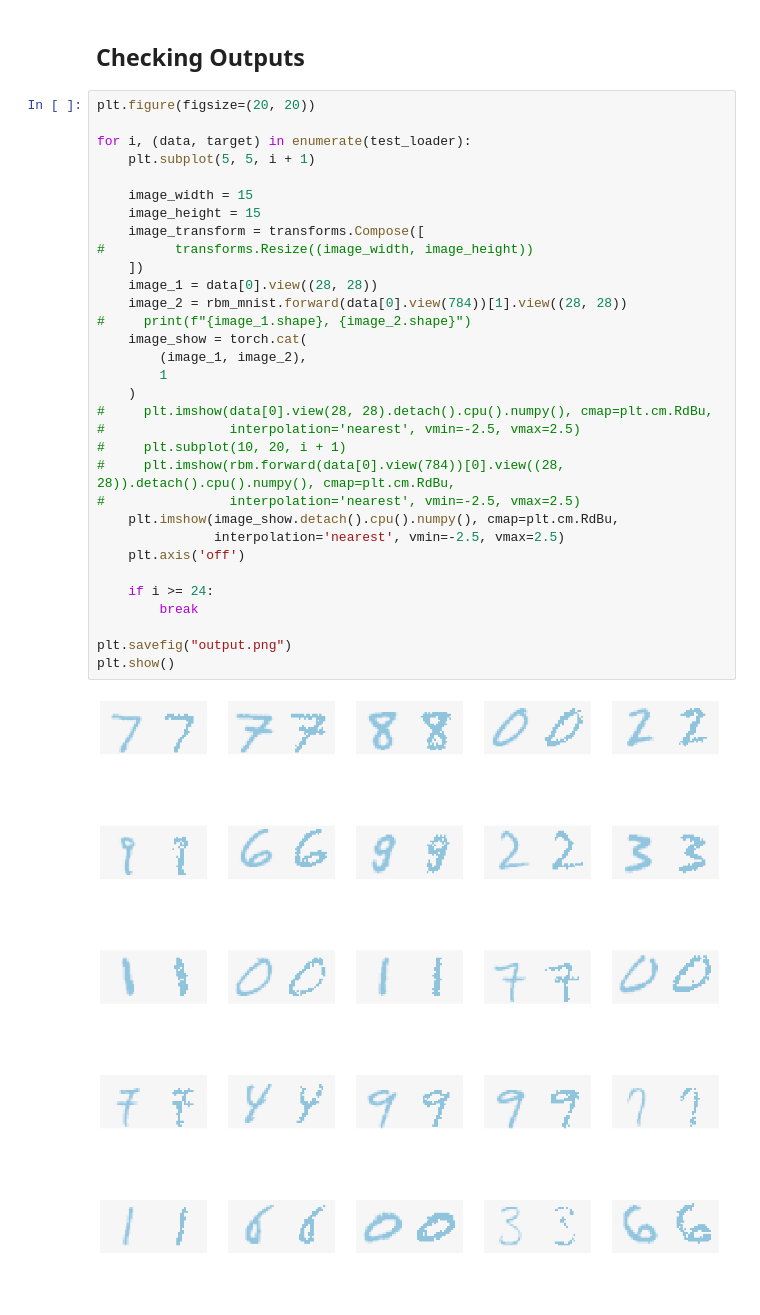
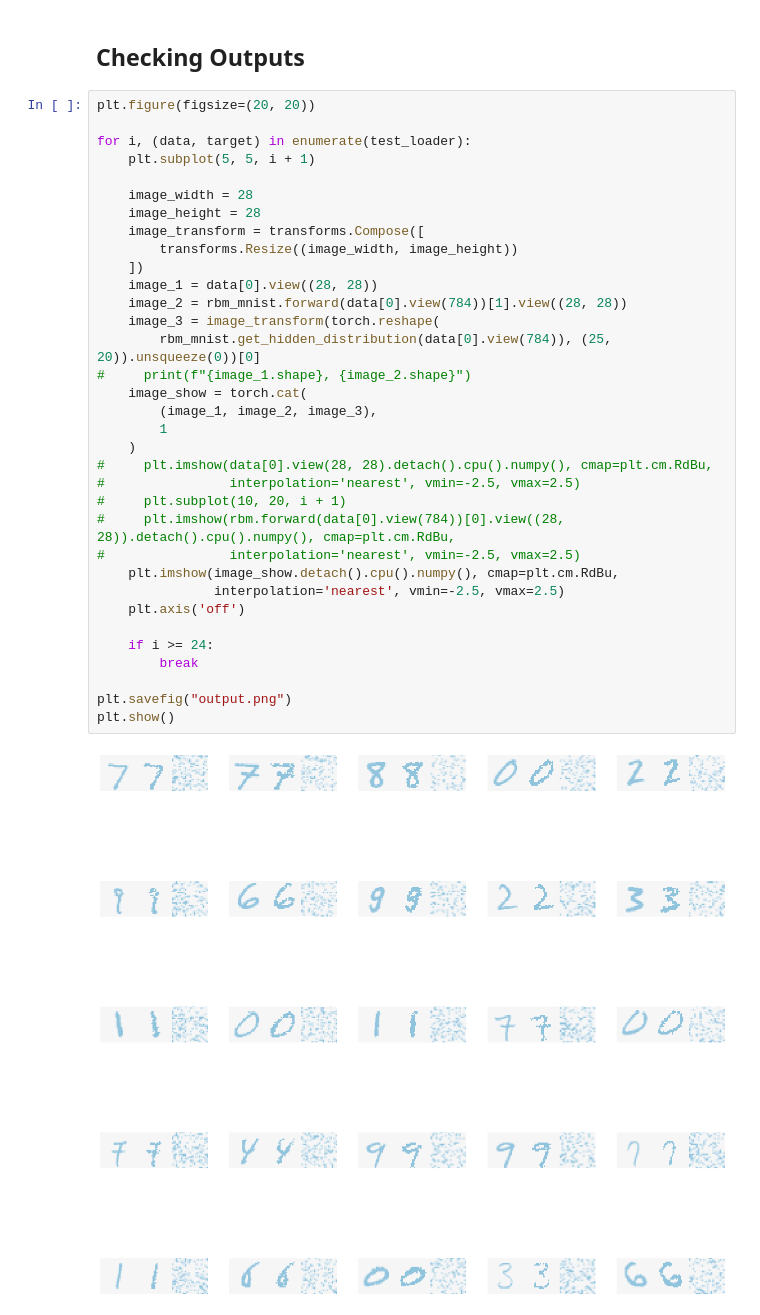
Before and after one commit to Imsanskar/Boltzman-Machine, a Jupyter notebook: boltzman_machine.ipynb, the cells around one changed output. Drawn from its saved outputs; the diff is of its cells as text; blank space fills up the shorter version.

```diff
--- a/boltzman_machine.ipynb
+++ b/boltzman_machine.ipynb
@@ -230,34 +241,36 @@ torch.save(rbm.state_dict(), "saved_models/rbm_nepali_characters.pth")
 # %%
 plt.figure(figsize=(20, 20))
 
 for i, (data, target) in enumerate(test_loader):
     plt.subplot(5, 5, i + 1)
 
-    image_width = 15
-    image_height = 15
+    image_width = 28
+    image_height = 28
     image_transform = transforms.Compose([
-#         transforms.Resize((image_width, image_height))
+        transforms.Resize((image_width, image_height))
     ])
     image_1 = data[0].view((28, 28))
     image_2 = rbm_mnist.forward(data[0].view(784))[1].view((28, 28))
+    image_3 = image_transform(torch.reshape(
+        rbm_mnist.get_hidden_distribution(data[0].view(784)), (25, 20)).unsqueeze(0))[0]
 #     print(f"{image_1.shape}, {image_2.shape}")
     image_show = torch.cat(
-        (image_1, image_2),
+        (image_1, image_2, image_3),
         1
     )
 #     plt.imshow(data[0].view(28, 28).detach().cpu().numpy(), cmap=plt.cm.RdBu,
 #                interpolation='nearest', vmin=-2.5, vmax=2.5)
 #     plt.subplot(10, 20, i + 1)
 #     plt.imshow(rbm.forward(data[0].view(784))[0].view((28, 28)).detach().cpu().numpy(), cmap=plt.cm.RdBu,
 #                interpolation='nearest', vmin=-2.5, vmax=2.5)
     plt.imshow(image_show.detach().cpu().numpy(), cmap=plt.cm.RdBu,
                interpolation='nearest', vmin=-2.5, vmax=2.5)
     plt.axis('off')
 
     if i >= 24:
         break
 
 plt.savefig("output.png")
 plt.show()
 # %% [output]
-[figure, old version]
+[figure, new version]
```
Also changed, not shown: parts of 4 cells of this notebook, 8 other files.
